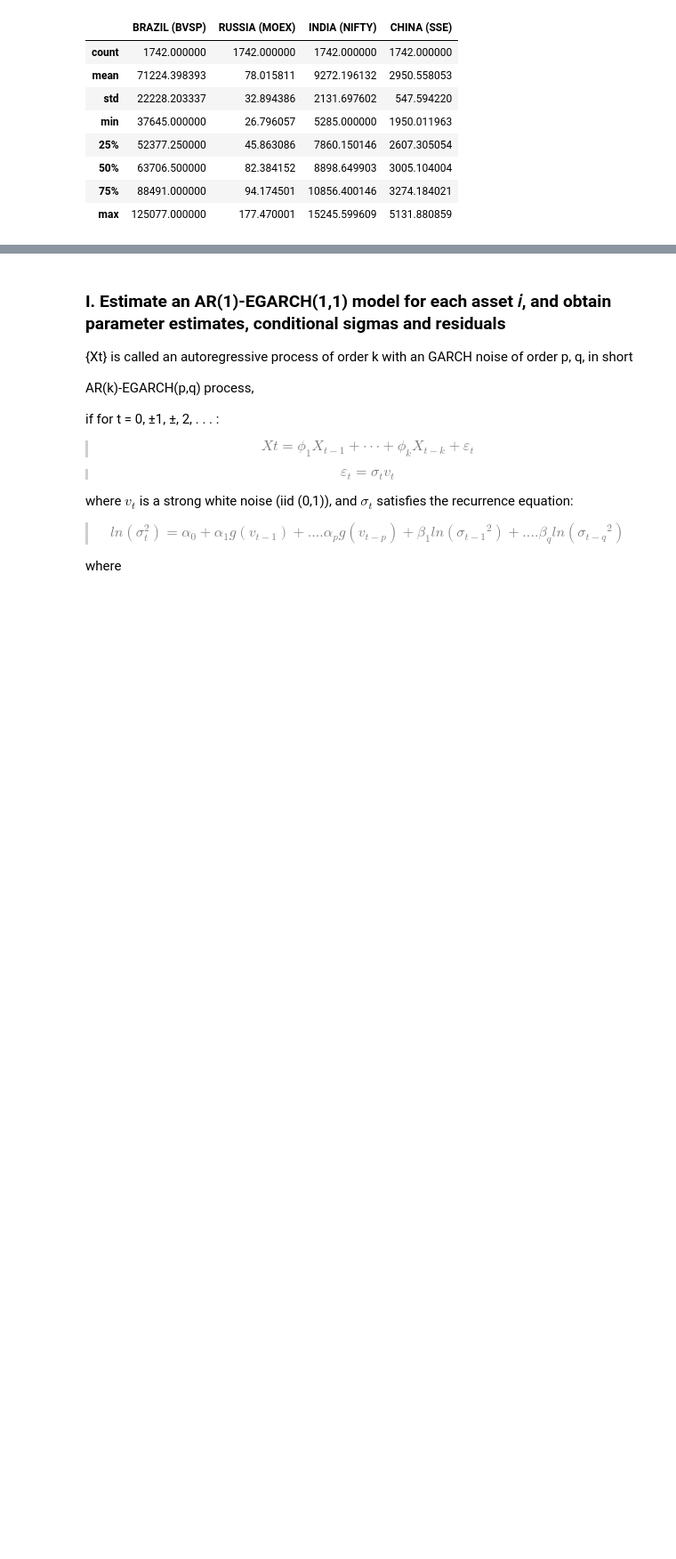
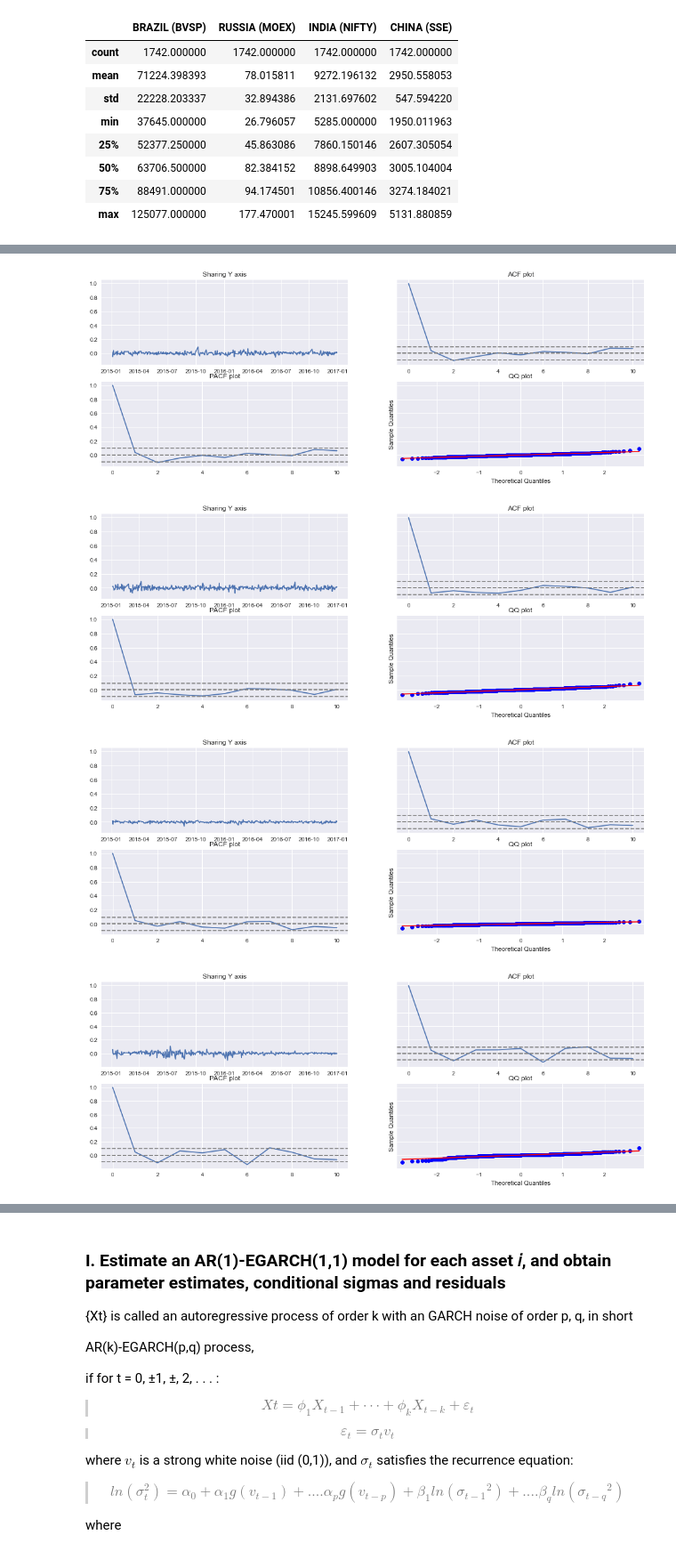
Before and after one commit to unnikrishnannambiar/BTP_II_Unnikrishnan_Nambiar, a Jupyter notebook: BRICS_Implementation.ipynb, the cells around one changed output, grey strips where cells are left out. Shown at 89% size. Saved outputs shown, nothing was run; the diff lists cells and outputs as text; code cells hidden in the pictures; blank space fills up the shorter version.

```diff
--- a/BRICS_Implementation.ipynb
+++ b/BRICS_Implementation.ipynb
@@ -109,0 +112,20 @@ for i in returns.columns:
+# %%
+adf =  pd.DataFrame(
+    index = np.array(['ADF statistic','p value','AIC autolag','Critical 1%','Critical 5%','Critical 10%']),
+    columns= returns.columns
+)
+adf.columns = returns.columns
+for i in returns.columns:
+    stationarity(returns[i])
+    temp = (adfuller(returns[i]))
+    adf[i]['ADF statistic'] = temp[0]
+    adf[i]['p value'] = temp[1]
+    adf[i]['AIC autolag'] = temp[2]
+    adf[i]['Critical 1%'] = temp[4]['1%']
+    adf[i]['Critical 5%'] = temp[4]['5%']
+    adf[i]['Critical 10%'] = temp[4]['10%']
+# %% [output]
+[figure, added]
+[figure, added]
+[figure, added]
+[figure, added]
```
Also changed, not shown: parts of 50 cells of this notebook, 31 other files.
